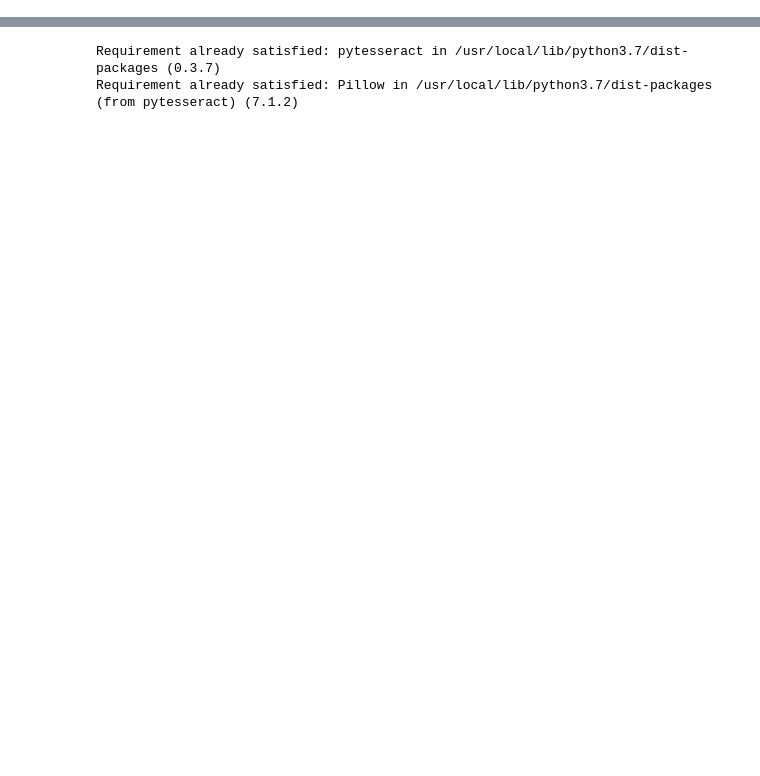
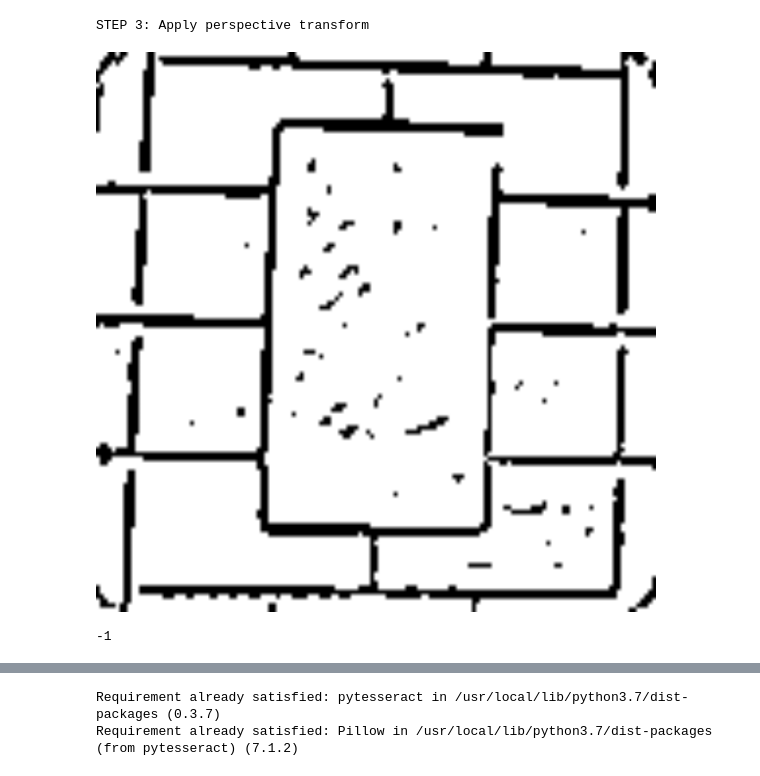
Before and after one commit to justbekarys/CV, a Jupyter notebook: cv.ipynb, the cells around one changed output, grey strips where cells are left out. Saved outputs shown, nothing was run; the diff lists cells and outputs as text; code cells hidden in the pictures; blank space fills up the shorter version.

```diff
--- a/cv.ipynb
+++ b/cv.ipynb
@@ -0,0 +85,18 @@
+# %%
+warped = four_point_transform(orig, screenCnt.reshape(4, 2) * ratio)
+
+warped = cv2.cvtColor(warped, cv2.COLOR_BGR2GRAY)
+T = threshold_local(warped, 11, offset = 10, method = "gaussian")
+warped = (warped > T).astype("uint8") * 255
+
+# show the scanned image and save one copy in out folder
+print("STEP 3: Apply perspective transform")
+
+imS = cv2.resize(warped, (650, 650))
+cv2_imshow(imS)
+cv2.imwrite('out/'+'Output Image.PNG', imS)
+cv2.waitKey(0)
+# %% [output]
+STEP 3: Apply perspective transform
+[figure, added]
+-1
```
Also changed, not shown: parts of 40 cells of this notebook.
